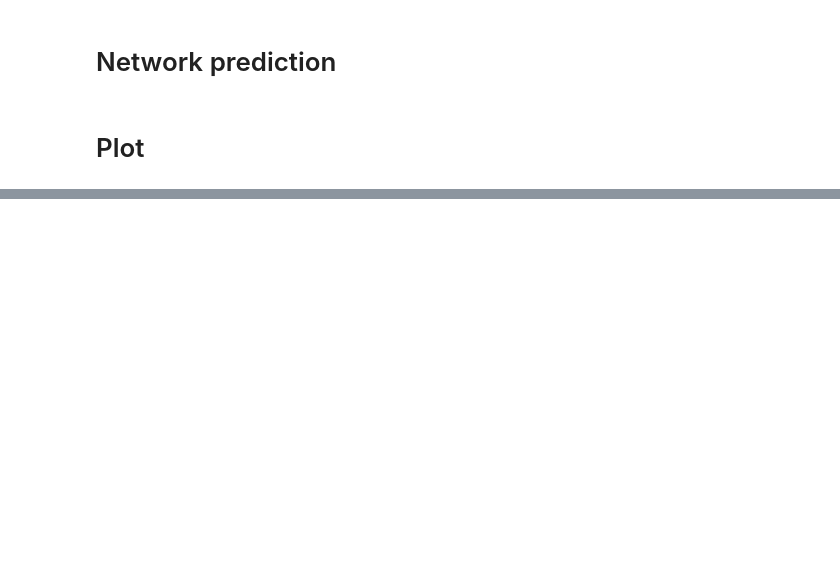
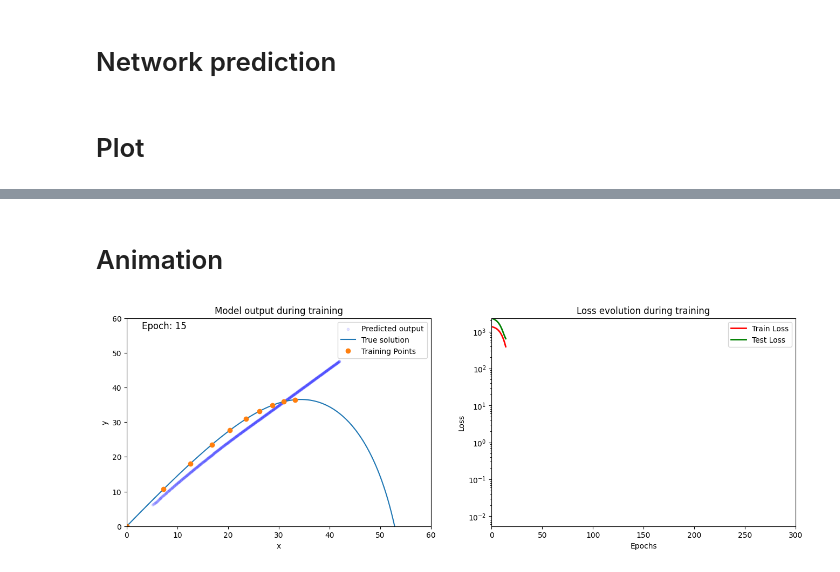
Before and after one commit to zincware/ZnPINNLab, a Jupyter notebook: day1/projectile_motion.ipynb, the cells around one changed output, grey strips where cells are left out. Drawn from its saved outputs; the diff is of its cells as text; code cells hidden in the pictures; blank space fills up the shorter version.

```diff
--- a/day1/projectile_motion.ipynb
+++ b/day1/projectile_motion.ipynb
@@ -639,0 +632,8 @@ torch.Size([6, 1])
+# %% [markdown]
+# Animation
+# %%
+# Example usage:
+animator = AnimationGenerator(num_epochs, train_loss_evolution, test_loss_evolution, predictions_list, train_ds, position)
+animator.create_animation('test.mp4', frames=15, fps=30)
+# %% [output]
+[figure, added]
```
Also changed, not shown: parts of 10 cells of this notebook, 1 other file.
